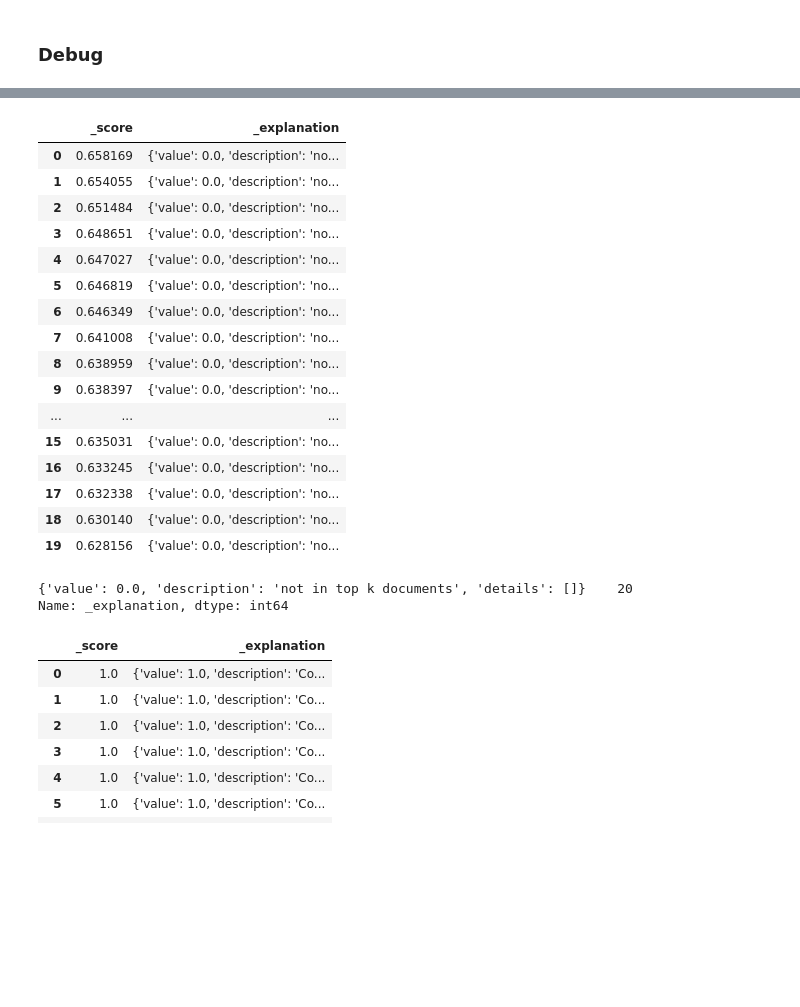
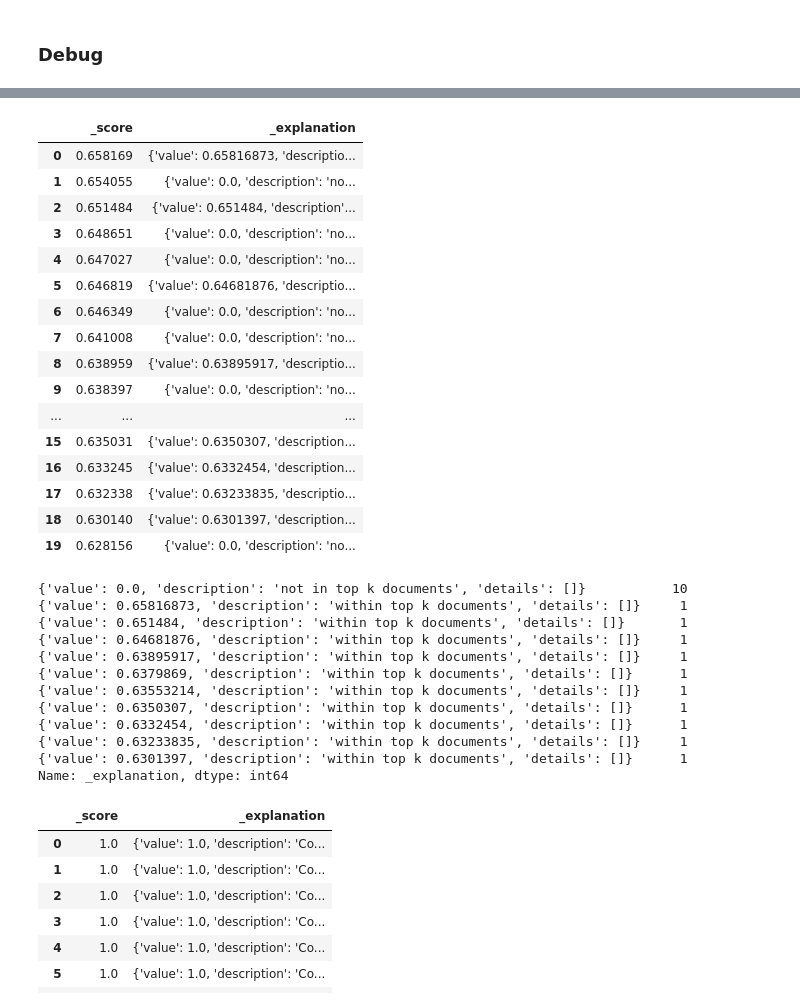
Before and after one commit to xiankgx/es-debug, a Jupyter notebook: debug_hybrid_search.ipynb, the cells around one changed output, grey strips where cells are left out. Drawn from its saved outputs; the diff is of its cells as text; code cells hidden in the pictures; blank space fills up the shorter version.

```diff
--- a/debug_hybrid_search.ipynb
+++ b/debug_hybrid_search.ipynb
@@ -164,49 +169,58 @@ Name: _explanation, dtype: int64
 # %%
 # KNN search
 
 k = 20
 
 resp = es.search(
-    index="image-index",
+    index=INDEX_NAME,
     size=k,
-    request_timeout=30,
     knn={
         "field": "image_vector",
         "query_vector": query_vector,
         "k": k,
         "num_candidates": 100,
     },
     explain=True
 )
 
 hits = resp.get("hits").get("hits")
 df = pd.DataFrame(hits)
 
 df = df[["_score", "_explanation"]]
 df
 # %% [output]
 |  | _score | _explanation |
-| 0 | 0.658169 | {'value': 0.0, 'description': 'no... |
+| 0 | 0.658169 | {'value': 0.65816873, 'descriptio... |
 | 1 | 0.654055 | {'value': 0.0, 'description': 'no... |
-| 2 | 0.651484 | {'value': 0.0, 'description': 'no... |
+| 2 | 0.651484 | {'value': 0.651484, 'description'... |
 | 3 | 0.648651 | {'value': 0.0, 'description': 'no... |
 | 4 | 0.647027 | {'value': 0.0, 'description': 'no... |
-| 5 | 0.646819 | {'value': 0.0, 'description': 'no... |
+| 5 | 0.646819 | {'value': 0.64681876, 'descriptio... |
 | 6 | 0.646349 | {'value': 0.0, 'description': 'no... |
 | 7 | 0.641008 | {'value': 0.0, 'description': 'no... |
-| 8 | 0.638959 | {'value': 0.0, 'description': 'no... |
+| 8 | 0.638959 | {'value': 0.63895917, 'descriptio... |
 | 9 | 0.638397 | {'value': 0.0, 'description': 'no... |
 | ... | ... | ... |
-| 15 | 0.635031 | {'value': 0.0, 'description': 'no... |
-| 16 | 0.633245 | {'value': 0.0, 'description': 'no... |
-| 17 | 0.632338 | {'value': 0.0, 'description': 'no... |
-| 18 | 0.630140 | {'value': 0.0, 'description': 'no... |
+| 15 | 0.635031 | {'value': 0.6350307, 'description... |
+| 16 | 0.633245 | {'value': 0.6332454, 'description... |
+| 17 | 0.632338 | {'value': 0.63233835, 'descriptio... |
+| 18 | 0.630140 | {'value': 0.6301397, 'description... |
 | 19 | 0.628156 | {'value': 0.0, 'description': 'no... |
-# %%
-df["_explanation"].value_counts()
-# %% [output]
-{'value': 0.0, 'description': 'not in top k documents', 'details': []}    20
-Name: _explanation, dtype: int64
+# %%
+df["_explanation"].value_counts()
+# %% [output]
+{'value': 0.0, 'description': 'not in top k documents', 'details': []}           10
+{'value': 0.65816873, 'description': 'within top k documents', 'details': []}     1
+{'value': 0.651484, 'description': 'within top k documents', 'details': []}       1
+{'value': 0.64681876, 'description': 'within top k documents', 'details': []}     1
+{'value': 0.63895917, 'description': 'within top k documents', 'details': []}     1
+{'value': 0.6379869, 'description': 'within top k documents', 'details': []}      1
+{'value': 0.63553214, 'description': 'within top k documents', 'details': []}     1
+{'value': 0.6350307, 'description': 'within top k documents', 'details': []}      1
+{'value': 0.6332454, 'description': 'within top k documents', 'details': []}      1
+{'value': 0.63233835, 'description': 'within top k documents', 'details': []}     1
+{'value': 0.6301397, 'description': 'within top k documents', 'details': []}      1
+Name: _explanation, dtype: int64
 # %%
 # Constant score search
 
```
Also changed, not shown: parts of 24 cells of this notebook.
